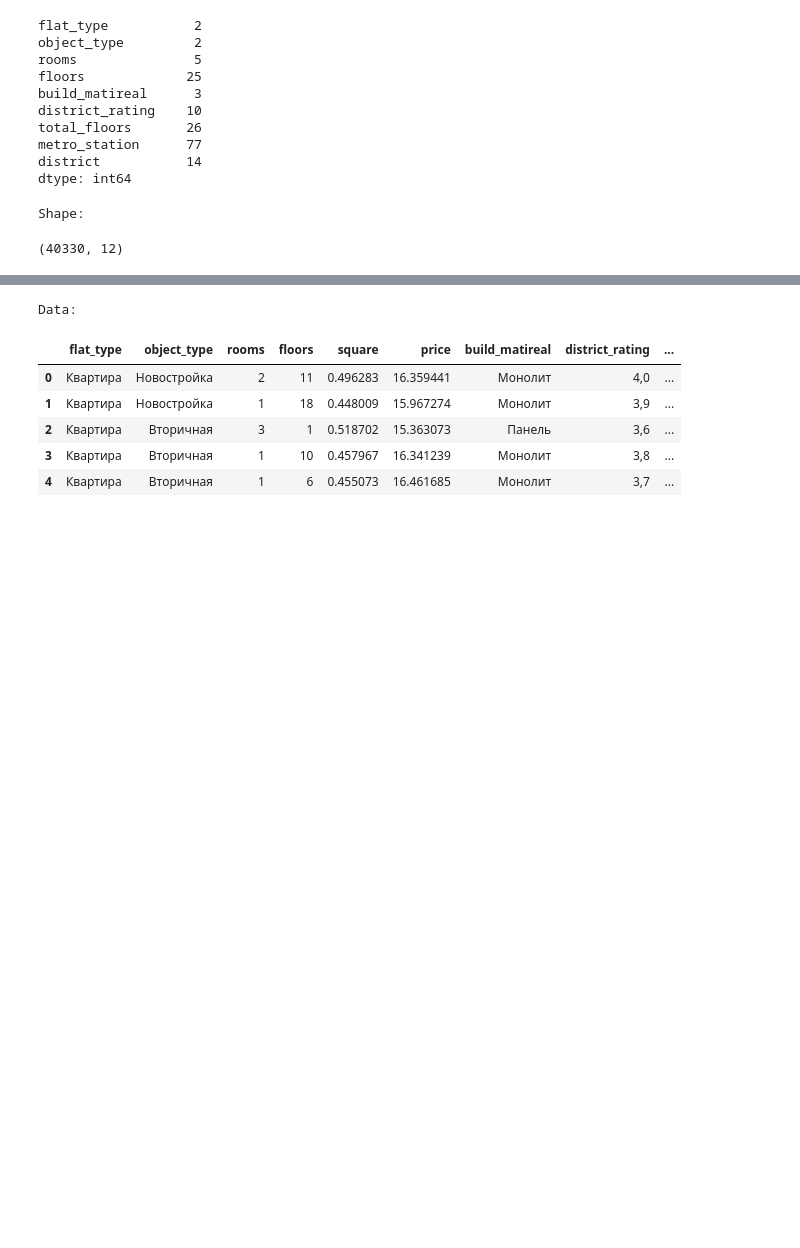
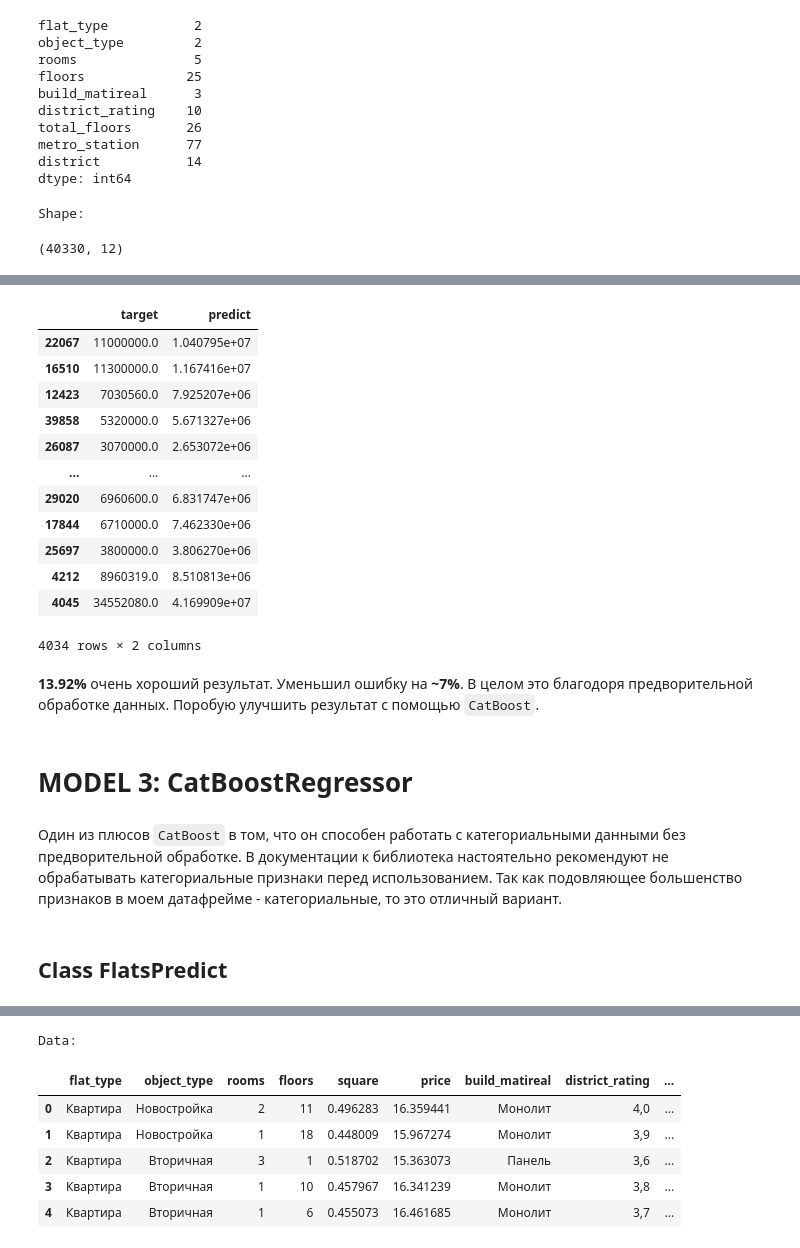
Before and after one commit to alxkzncoff/house_price_prediction, a Jupyter notebook: model.ipynb, the cells around one changed output, grey strips where cells are left out. Cells and saved outputs as stored; diff of their text form; code cells hidden in the pictures; blank space fills up the shorter version.

```diff
--- a/model.ipynb
+++ b/model.ipynb
@@ -139,3 +256,27 @@ Shape:
+# %%
+prediction
+# %% [output]
+|  | target | predict |
+| 22067 | 11000000.0 | 1.040795e+07 |
+| 16510 | 11300000.0 | 1.167416e+07 |
+| 12423 | 7030560.0 | 7.925207e+06 |
+| 39858 | 5320000.0 | 5.671327e+06 |
+| 26087 | 3070000.0 | 2.653072e+06 |
+| ... | ... | ... |
+| 29020 | 6960600.0 | 6.831747e+06 |
+| 17844 | 6710000.0 | 7.462330e+06 |
+| 25697 | 3800000.0 | 3.806270e+06 |
+| 4212 | 8960319.0 | 8.510813e+06 |
+| 4045 | 34552080.0 | 4.169909e+07 |
+4034 rows × 2 columns
+# %% [markdown]
+**13.92%** очень хороший результат. Уменьшил ошибку на **~7%**. В целом это благодоря предворительной обработке данных. Поробую улучшить результат с помощью `CatBoost`.
+# %% [markdown]
+# MODEL 3: CatBoostRegressor
+# %% [markdown]
+Один из плюсов `CatBoost` в том, что он способен работать с категориальными данными без предворительной обработке. В документации к библиотека настоятельно рекомендуют не обрабатывать категориальные признаки перед использованием. Так как подовляющее большенство признаков в моем датафрейме - категориальные, то это отличный вариант.
+# %% [markdown]
+## Class FlatsPredict
 # %%
 class FlatsPredict:
 
```
Also changed, not shown: parts of 18 cells of this notebook.
